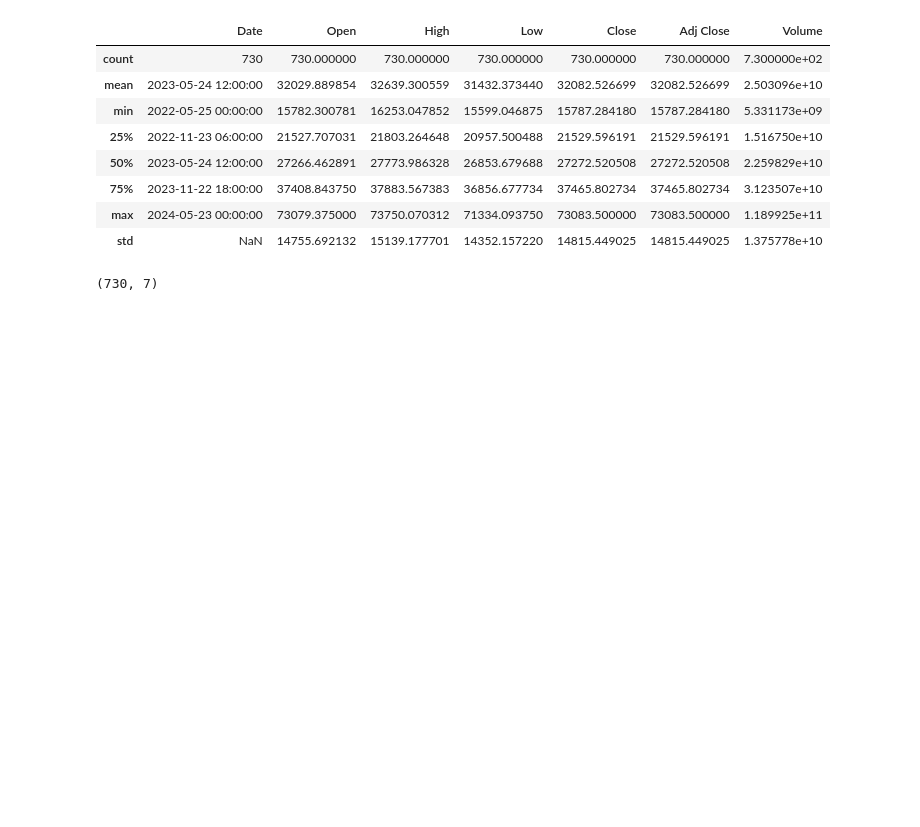
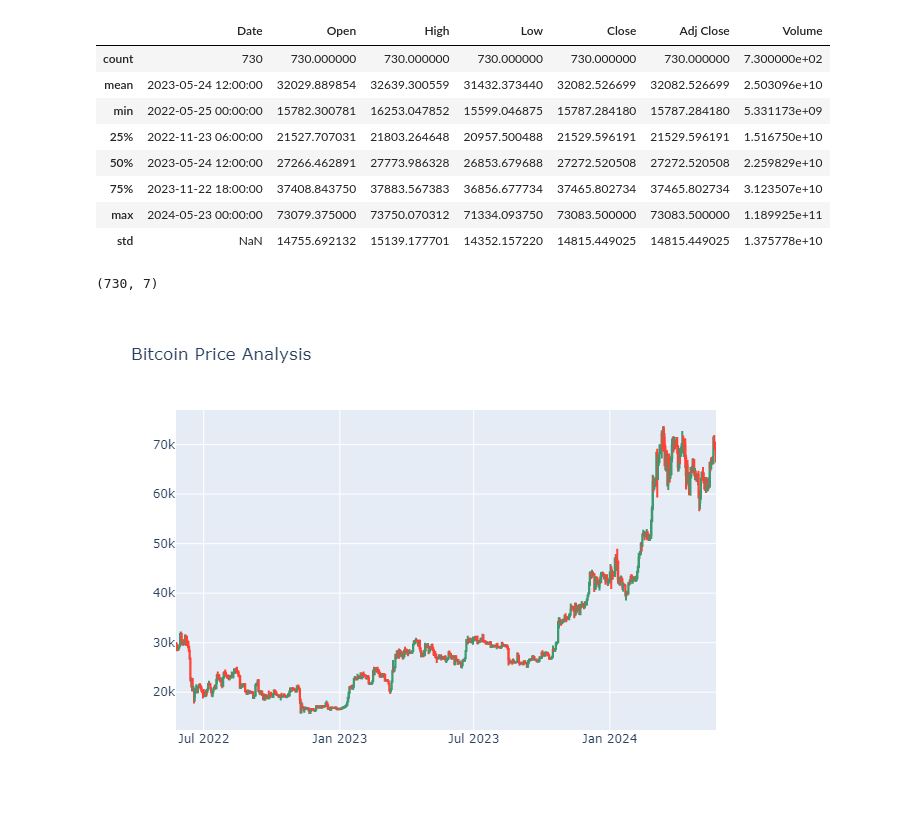
Before and after one commit to NANITH777/ML-DL-Examples, a Jupyter notebook: Crypto/crypto.ipynb, the cells around one changed output. Cells and saved outputs as stored; diff of their text form; code cells hidden in the pictures; blank space fills up the shorter version.

```diff
--- a/Crypto/crypto.ipynb
+++ b/Crypto/crypto.ipynb
@@ -54,0 +71,4 @@ data.shape
+# %%
+display(Image(filename='analysis.png'))
+# %% [output]
+[figure, added]
```
Also changed, not shown: parts of 4 cells of this notebook, 2 other files.
